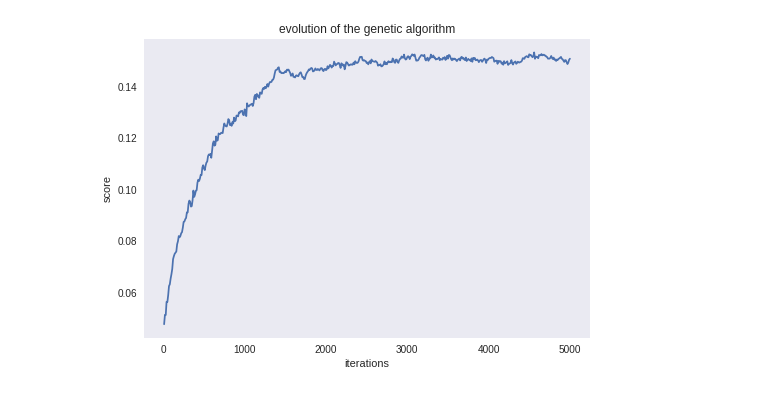
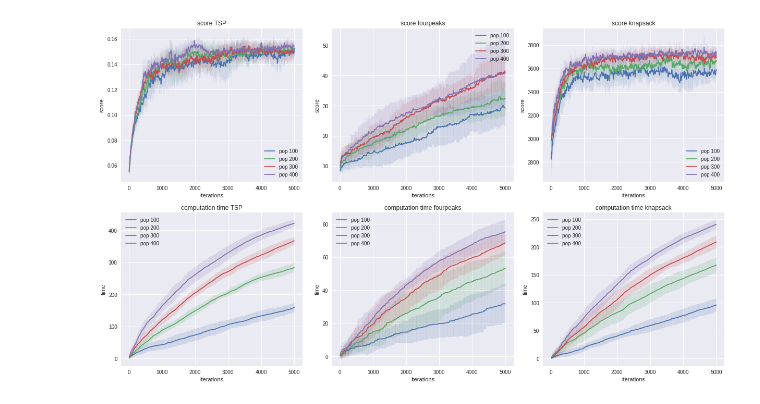
Before and after one commit to thib-s/ML_homework_random, a Jupyter notebook: plotter/analytics.ipynb, the cells around one changed output. Saved outputs shown, nothing was run; the diff lists cells and outputs as text; code cells hidden in the pictures.

Commit message:
benchmark graph ok for main params

```diff
--- a/plotter/analytics.ipynb
+++ b/plotter/analytics.ipynb
@@ -1,8 +1,8 @@
 # %%
 import pandas as pd
 import numpy as np
-from matplotlib import pyplot as plt
+from matplotlib import pyplot as plt, pylab
 from mpl_toolkits.mplot3d import axes3d
 import seaborn as sns
-
+pylab.rcParams['figure.figsize'] = (10.0, 8.0)
 sns.set(color_codes=True)
@@ -33,10 +9,6 @@ ga_200: pd.DataFrame = ga_all.query('(crossover == 50) & (mutate == 20)').groupb
-# %%
-fig, ax = plt.subplots()
-ax.plot(ga_200.index.get_level_values('iter'), ga_200['score'])
-
-ax.set(xlabel='iterations', ylabel='score',
-       title='evolution of the genetic algorithm')
-ax.grid()
-plt.show()
-# %% [output]
-[figure, removed]
+# %%
+fourpeaks_ga = pd.read_csv('OptimizationResults/04-03-2018_FourPeaksGA.csv', sep=';')
+knapsack_ga = pd.read_csv('OptimizationResults/04-03-2018_KnapsackGA.csv', sep=';')
+tsp_ga = pd.read_csv('OptimizationResults/04-03-2018_tspGA.csv', sep=',')
+all_gas = [tsp_ga, fourpeaks_ga, knapsack_ga]
+all_names = ["TSP", "fourpeaks", "knapsack"]
@@ -42,0 +27,33 @@ plt.show()
+# %%
+fig, ax = plt.subplots(2, 3)
+fig.set_size_inches(10, fig.get_figheight(), forward=True)
+fig.set_size_inches(17, fig.get_figwidth(), forward=True)
+for ga_id in range(len(all_gas)):
+    ga_filtered = []
+    for i in range(4):
+        pop = (i + 1) * 100
+        ga_filtered.append(
+            all_gas[ga_id].query(
+                '(GA_mate_number=='+str(pop/2)+') & (GA_mutate_number=='+str(pop/2)+') & (GA_population==' + str(pop) + ')')
+            .groupby(['GA_mate_number', 'GA_population', 'GA_mutate_number', 'iter'])
+            .agg({'value': ['std', 'mean'], 'time': ['std', 'mean']})
+        )
+        ax[0, ga_id].errorbar(
+            ga_filtered[i].index.get_level_values('iter'),
+            # np.convolve(ga_filtered[i]['value']['mean'], np.ones((10,))/10, mode='same'),
+            ga_filtered[i]['value']['mean'],
+            ga_filtered[i]['value']['std'], elinewidth=0.1, label="pop " + str(pop))
+        ax[1, ga_id].errorbar(ga_filtered[i].index.get_level_values('iter'), ga_filtered[i]['time']['mean'],
+                         ga_filtered[i]['time']['std'], elinewidth=0.1, label="pop " + str(pop))
+
+    ax[0, ga_id].set(xlabel='iterations', ylabel='score',
+           title='score '+all_names[ga_id])
+    ax[1, ga_id].set(xlabel='iterations', ylabel='time',
+           title='computation time '+all_names[ga_id])
+    ax[0, ga_id].legend()
+    ax[1, ga_id].legend()
+pylab.tight_layout()
+pylab.savefig('plotter/figs/ga_pop.png')
+pylab.show()
+# %% [output]
+[figure, added]
```
Also changed, not shown: parts of 9 cells of this notebook, 4 other files.
